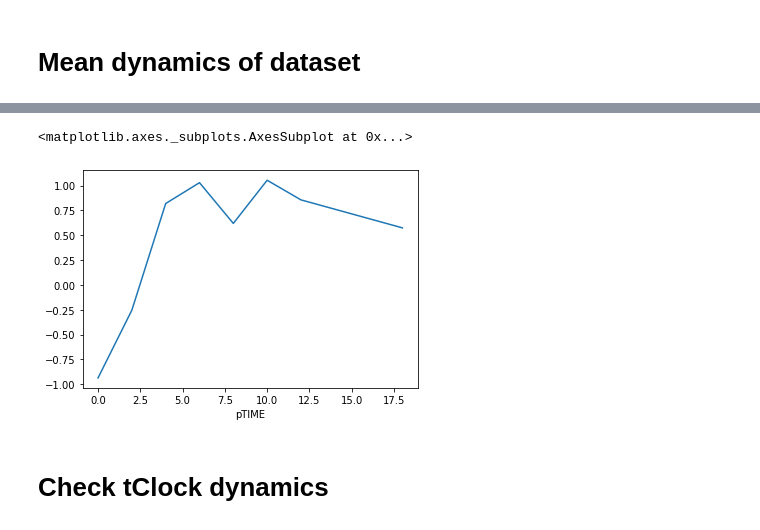
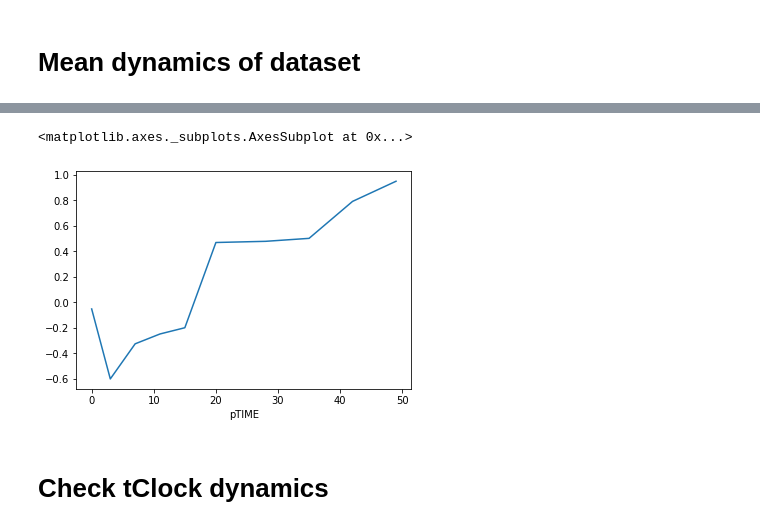
Before and after one commit to shappiron/Reprogramming_meta, a Jupyter notebook: dynamics.ipynb, the cells around one changed output, grey strips where cells are left out. Saved outputs shown, nothing was run; the diff lists cells and outputs as text; code cells hidden in the pictures.

```diff
--- a/dynamics.ipynb
+++ b/dynamics.ipynb
@@ -8,7 +8,7 @@ warnings.filterwarnings('ignore')
 #load ultra data base
 from utils.structure import *
 # %%
-udb = load_structure("./data/ultradf_v4.json")
-rep = pd.read_csv('signatures/reprogramming_mouse_full.csv', index_col=0)
+udb = load_structure("./data/ultradf_human_v3.json")
+rep = pd.read_csv('signatures/reprogramming_human_full_humanEntrez.csv', index_col=0)
 # %%
 #accepted datasets of signature
@@ -41,8 +46,8 @@ db = reduce(lambda x,y: pd.merge(x, y, on='index', how='inner',), prelist).T
 #db.T.iloc[:,0:2].to_csv('tmp/temp_universe.csv')
 # %%
 #create new time
-interval = 2
+interval = 1
 db['pTIME'] = db['TIME'] // interval * interval
 #filter from nonrepresented values
-db = db[~((db['pTIME'] == 14) | (db['pTIME'] == 16) | (db['pTIME'] == 20))]
+#db = db[~((db['pTIME'] == 14) | (db['pTIME'] == 16) | (db['pTIME'] == 20))]
 db = db.dropna(1)
@@ -90,10 +83,8 @@ avg_dynamics = new_db.drop('TIME', 1).groupby('pTIME').agg('mean').T
 # %%
-avg_dynamics.to_csv('subdata/mouse_avg_dynamics_19ds.csv')
+avg_dynamics.loc[56271].plot()#.to_csv('tmp/mouse_avg_dynamics_19ds.csv')
+# %% [output]
+<matplotlib.axes._subplots.AxesSubplot at 0x...>
+[figure, added]
-# %%
-avg_dynamics.loc[11545].plot()#.to_csv('tmp/mouse_avg_dynamics_19ds.csv')
-# %% [output]
-<matplotlib.axes._subplots.AxesSubplot at 0x...>
-[figure, removed]
 # %% [markdown]
 # Check tClock dynamics
 # %%
```
Also changed, not shown: parts of 5 cells of this notebook, 3 other files.
